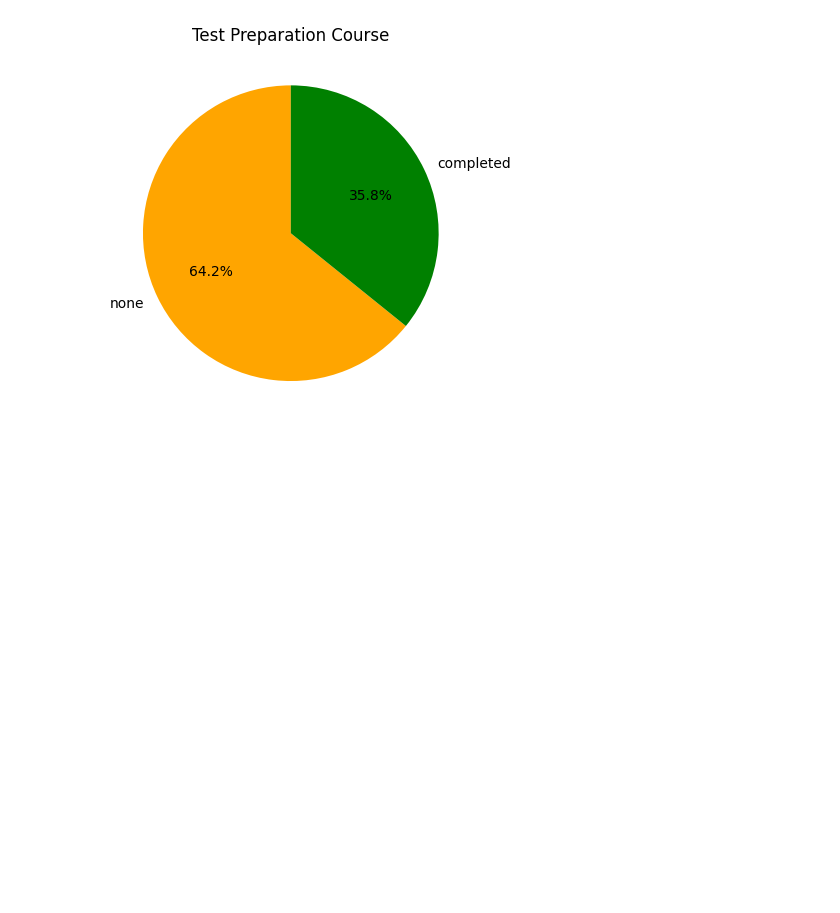
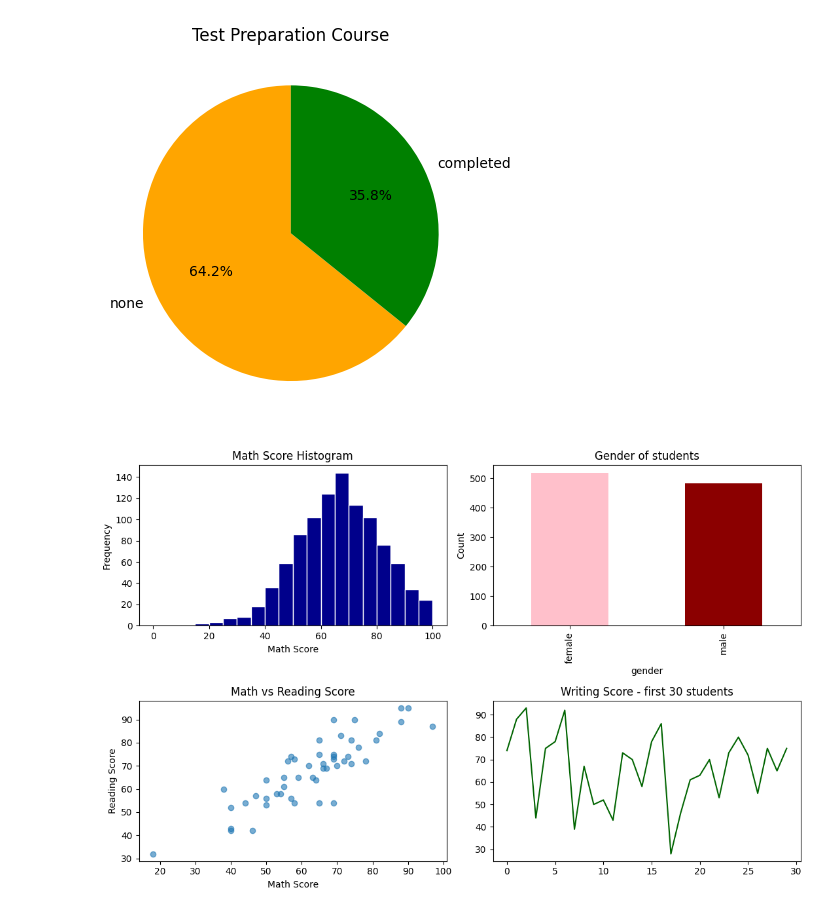
Before and after one commit to smchakma/ResearchWithSkillMoprh, a Jupyter notebook: Matplotlib_and_Seaborn.ipynb, the cells around one changed output. Cells and saved outputs as stored; diff of their text form; code cells hidden in the pictures; blank space fills up the shorter version.

```diff
--- a/Matplotlib_and_Seaborn.ipynb
+++ b/Matplotlib_and_Seaborn.ipynb
@@ -122,3 +122,25 @@ plt.savefig("/content/drive/MyDrive/Datasets/Test_Preparation_Course_figure.png"
 plt.show()
 # %% [output]
 [figure]
+# %%
+##sub plots ___multiple view in one figure
+
+fig, axes = plt.subplots(2, 2, figsize = (11, 7))
+axes[0, 0].hist(students['math score'], bins = 20, color = 'darkblue', edgecolor = 'white')
+axes[0, 0].set(title='Math Score Histogram', xlabel='Math Score', ylabel='Frequency')
+
+# Fixed: changed axes(0, 1) to axes[0, 1]
+students['gender'].value_counts().plot(kind = 'bar', ax = axes[0, 1], color = ['pink', 'darkred'] )
+axes[0, 1].set(title='Gender of students', ylabel='Count')
+
+axes[1, 0].scatter(students['math score'].head(50), students['reading score'].head(50), alpha = 0.6)
+axes[1,0].set(title='Math vs Reading Score', xlabel='Math Score', ylabel='Reading Score')
+
+axes[1,1].plot(students['writing score'].head(30), color = 'darkgreen')
+axes[1,1].set(title='Writing Score - first 30 students')
+
+plt.savefig("/content/drive/MyDrive/Datasets/Multiple_view_figure.png", dpi=600, bbox_inches='tight')
+plt.tight_layout()
+plt.show()
+# %% [output]
+[figure, added]
```
Also changed, not shown: parts of 4 cells of this notebook.
